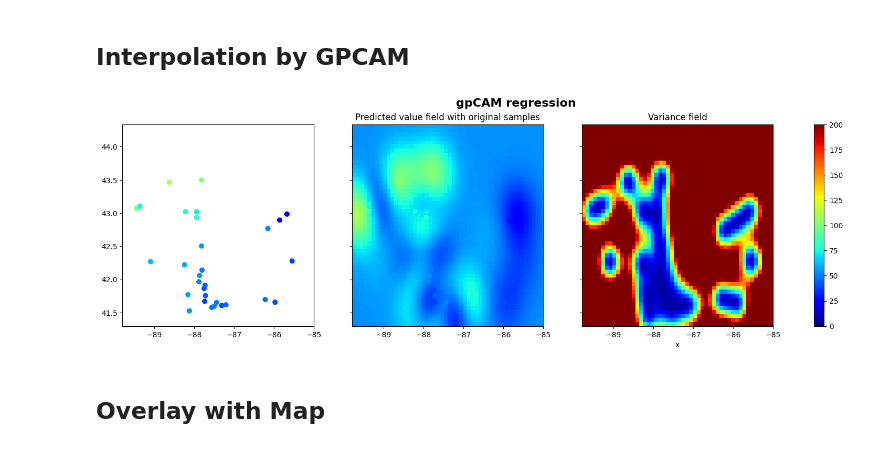
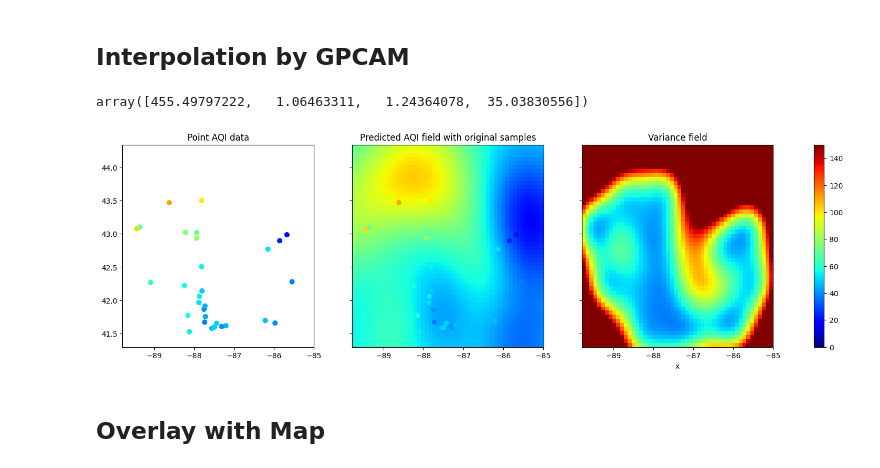
Before and after one commit to hmwainw/GP4AQ, a Jupyter notebook: Interpolate_EPA_AQI.ipynb, the cells around one changed output. Cells and saved outputs as stored; diff of their text form; code cells hidden in the pictures.

```diff
--- a/Interpolate_EPA_AQI.ipynb
+++ b/Interpolate_EPA_AQI.ipynb
@@ -175,12 +173,18 @@ x = np.column_stack((np.array(df['Latitude']),np.array(df['Longitude'])))
 # %%
-x_train = x
+# Training data: locations (latitude, longitude) and AQI values at the sensor locations
+x_train = np.column_stack((np.array(df['Latitude']),np.array(df['Longitude'])))
 y_train = np.array(df['AQI'])
 
+# Range of coordinates
 param_bounds = np.array([[x_train[:,0].min(), x_train[:,0].max()],
                 [x_train[:,1].min(), x_train[:,1].max()]])
-init_hp = np.array([np.var(y_train),2.0,2.0, np.var(y_train)*0.01])
-hp_bounds = np.array([[np.var(y_train)*0.9,np.var(y_train)*1.1],[0.5,3.0],[0.5,3.0],[np.var(y_train)*0.009,np.var(y_train)*0.015]])
+# Initial hyperparameter values
+init_hp = np.array([np.var(y_train),1.,1., np.var(y_train)*0.01])
+
+# Range of hyperparameters
+hp_bounds = np.array([[np.var(y_train)*0.7,np.var(y_train)*1.3],[0.5,2.0],[0.5,2.0],[np.var(y_train)*0.01,np.var(y_train)*0.1]])
 # %%
+# Run GP (Maximul likelihood esitmation)
 my_ae = AutonomousExperimenterGP(param_bounds,
                                  init_hp,
                                  hp_bounds,
@@ -190,6 +194,11 @@ my_ae = AutonomousExperimenterGP(param_bounds,
                                  kernel_func = kernel_RBF_noise,
                                  use_inv = True,
                                  communicate_full_dataset = False,
-                                 ram_economy = True)#, info = False, prior_mean_func = optional_mean_func)
+                                 ram_economy = False)#, info = False, prior_mean_func = optional_mean_func)
 my_ae.train(max_iter=10000)
+# %%
+# Estimated hyperparameters
+my_ae.gp_optimizer.hyperparameters
+# %% [output]
+array([455.49797222,   1.06463311,   1.24364078,  35.03830556])
 # %%
@@ -200,28 +209,27 @@ np.save(infile+'.npy',f)
 # %%
 # Create a figure with two subplots
 fig, axs = plt.subplots(nrows=1, ncols=3, figsize=(20, 5), sharex=True, sharey=True)
 
 # Original values
-axs[0].scatter(x[:,1], x[:,0], c=y_train, cmap="jet",vmin=0, vmax=200)
+axs[0].scatter(x_train[:,1], x_train[:,0], c=y_train, cmap="jet",vmin=0,vmax=150)
+axs[0].set_title(f'Point AQI data')
 
 # Predicted value field
-s1 = axs[1].pcolormesh(grid['xx1'], grid['xx0'], f, cmap="jet",vmin=0, vmax=200)
-axs[1].scatter(x[:, 1], x[:, 0], c=y_train, cmap="jet",vmin=0, vmax=200)
-axs[1].set_title(f'Predicted value field with original samples')
+s1 = axs[1].pcolormesh(grid['xx1'], grid['xx0'], f, cmap="jet",vmin=0,vmax=150)
+axs[1].scatter(x_train[:, 1], x_train[:, 0], c=y_train, cmap="jet",vmin=0,vmax=150)
+axs[1].set_title(f'Predicted AQI field with original samples')
 
 # Variance field
-s2 = axs[2].pcolormesh(grid['xx1'], grid['xx0'], v, cmap="jet",vmin=0, vmax=200)
+s2 = axs[2].pcolormesh(grid['xx1'], grid['xx0'], v, cmap="jet",vmin=0,vmax=150)
 axs[2].set_title(f'Variance field')
 axs[2].set_xlabel('x')
 
 # Create a single colorbar for all subplots
-fig.colorbar(s1, ax=axs)
+fig.colorbar(s1, ax=axs)  # Adjust the 'pad' parameter to change the spacing between plots and colorbar
 
-# Set title for the entire figure
-fig.suptitle(f'gpCAM regression', fontsize=16, fontweight='bold')
 plt.show()
 # %% [output]
-[figure, old version]
+[figure, new version]
 # %% [markdown]
 ## Overlay with Map
 # %%
```
Also changed, not shown: parts of 7 cells of this notebook, 4 other files.
